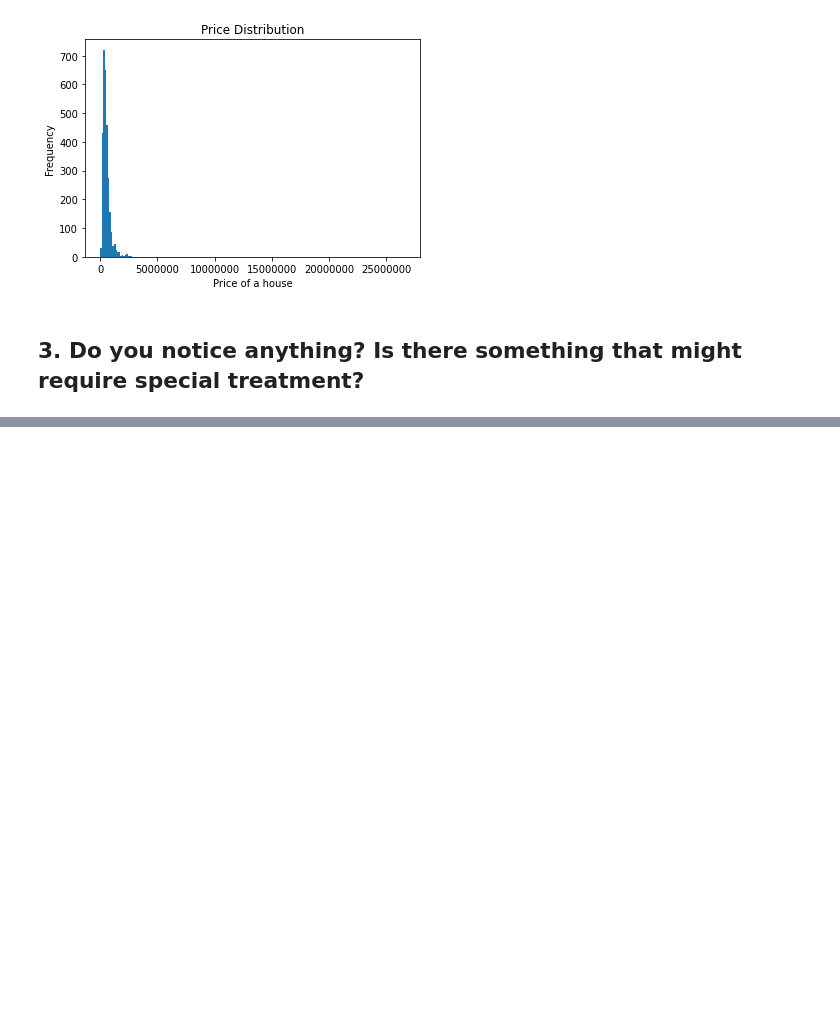
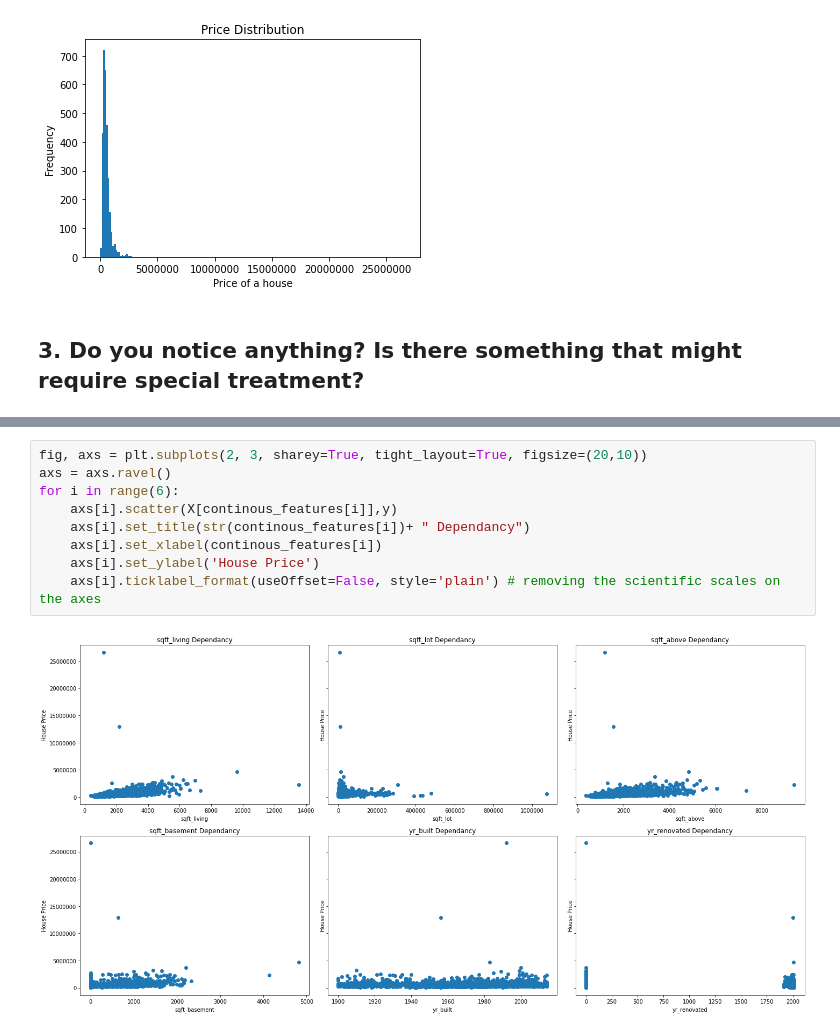
Before and after one commit to rajadevineni/House_Price_Prediction, a Jupyter notebook: KNN_regressor.ipynb, the cells around one changed output, grey strips where cells are left out. Drawn from its saved outputs; the diff is of its cells as text; blank space fills up the shorter version.

```diff
--- a/KNN_regressor.ipynb
+++ b/KNN_regressor.ipynb
@@ -115,0 +122,11 @@ plt.gca().set(title='Price Distribution', ylabel='Frequency', xlabel='Price of a
+# %%
+fig, axs = plt.subplots(2, 3, sharey=True, tight_layout=True, figsize=(20,10))
+axs = axs.ravel()
+for i in range(6):
+    axs[i].scatter(X[continous_features[i]],y)
+    axs[i].set_title(str(continous_features[i])+ " Dependancy")
+    axs[i].set_xlabel(continous_features[i])
+    axs[i].set_ylabel('House Price')
+    axs[i].ticklabel_format(useOffset=False, style='plain') # removing the scientific scales on the axes
+# %% [output]
+[figure, added]
```
Also changed, not shown: parts of 6 cells of this notebook.
